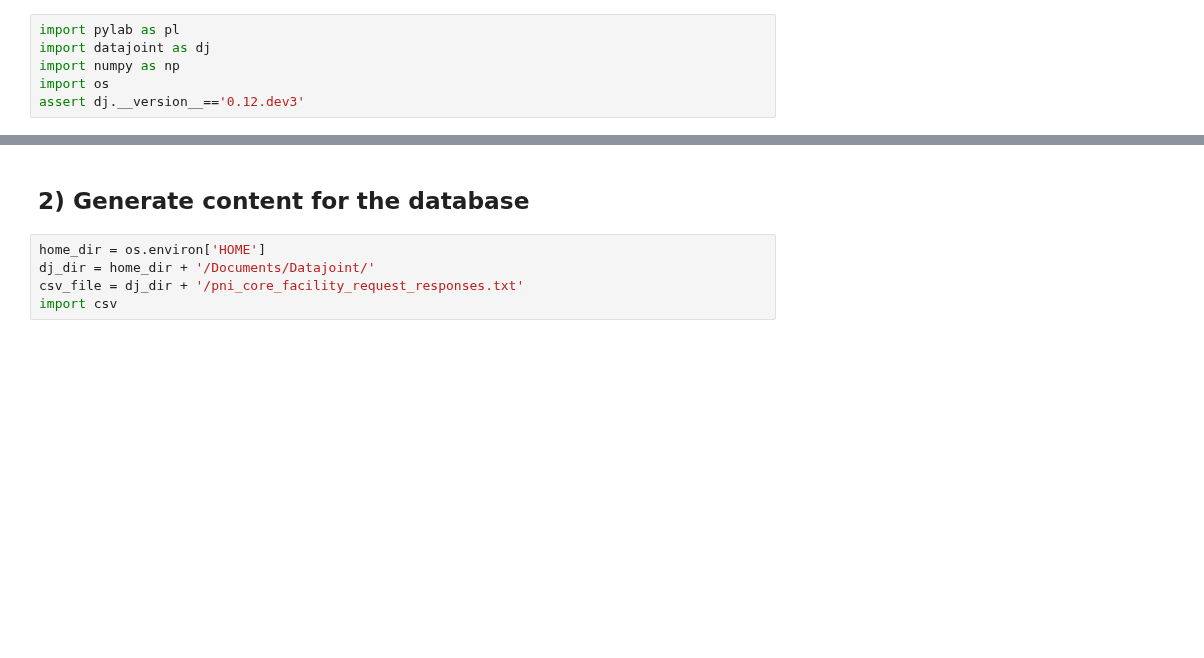
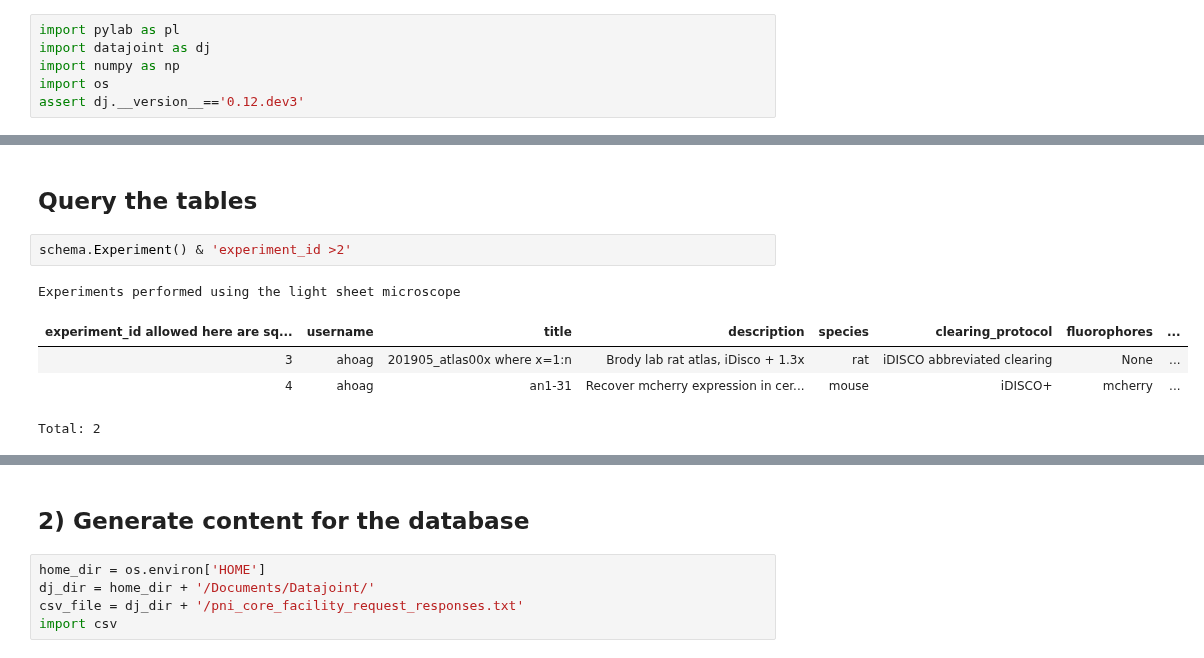
Before and after one commit to BrainCOGS/lightserv, a Jupyter notebook: notebooks/datajoint_demo_4presentation.ipynb, the cells around one changed output, grey strips where cells are left out. Drawn from its saved outputs; the diff is of its cells as text; blank space fills up the shorter version.

```diff
--- a/notebooks/datajoint_demo_4presentation.ipynb
+++ b/notebooks/datajoint_demo_4presentation.ipynb
@@ -53,0 +39,10 @@ Total: 0
+# %% [markdown]
+## Query the tables
+# %%
+schema.Experiment() & 'experiment_id >2'
+# %% [output]
+Experiments performed using the light sheet microscope
+| experiment_id allowed here are sq... | username | title | description | species | clearing_protocol | fluorophores | ... |
+| 3 | ahoag | 201905_atlas00x where x=1:n | Brody lab rat atlas, iDisco + 1.3x | rat | iDISCO abbreviated clearing | None | ... |
+| 4 | ahoag | an1-31 | Recover mcherry expression in cer... | mouse | iDISCO+ | mcherry | ... |
+Total: 2
```
Also changed, not shown: parts of 12 cells of this notebook.
